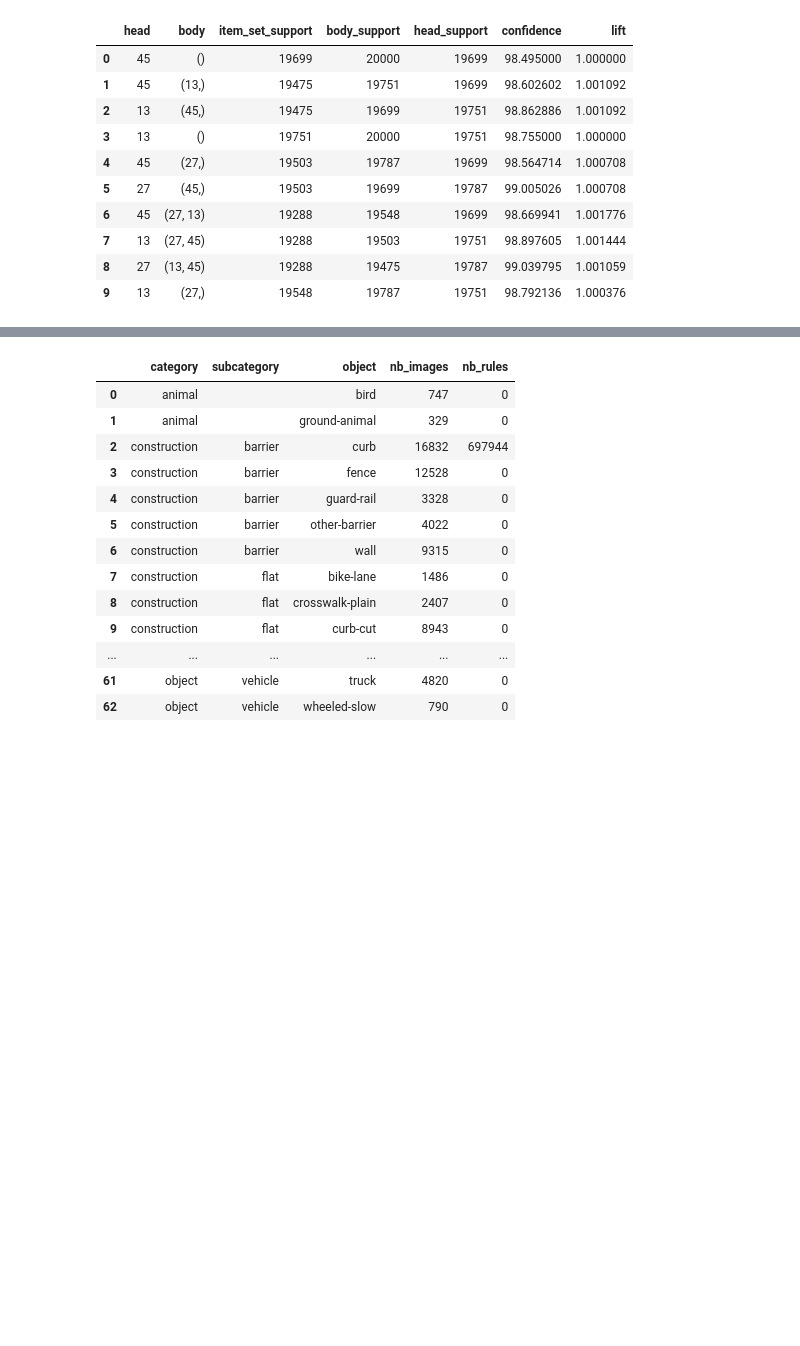
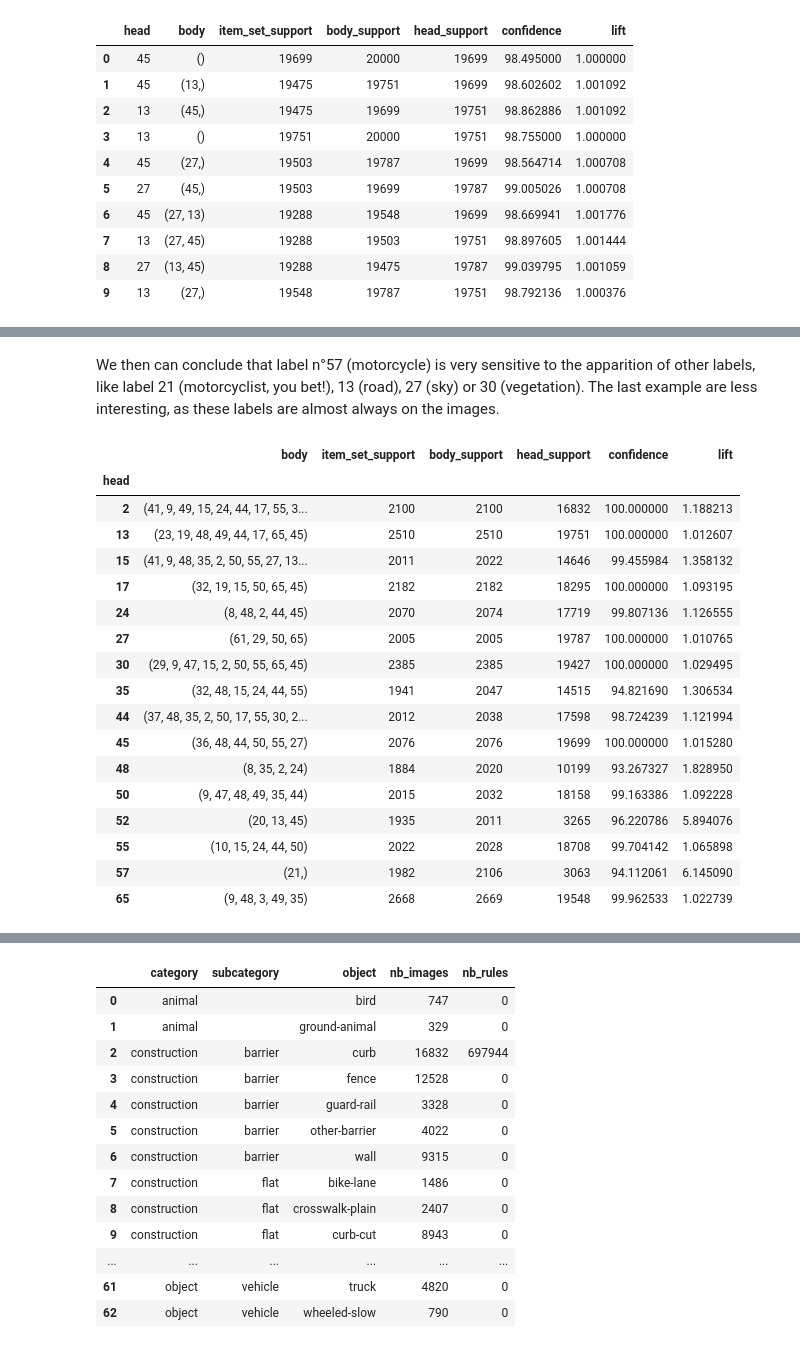
Before and after one commit to Oslandia/deeposlandia, a Jupyter notebook: notebooks/Mapillary_label_analysis.ipynb, the cells around one changed output, grey strips where cells are left out. Cells and saved outputs as stored; diff of their text form; code cells hidden in the pictures; blank space fills up the shorter version.

Commit message:
Add some comment on Mapillary_label_analysis notebook, and develop the frequent item mining analysis

```diff
--- a/notebooks/Mapillary_label_analysis.ipynb
+++ b/notebooks/Mapillary_label_analysis.ipynb
@@ -315,0 +330,3 @@ rules.head(10)
+# %%
+sorted_rules = rules.sort_values('lift', ascending=False)
+sorted_rules.head(10)
@@ -315,0 +345,23 @@ rules.head(10)
+# %% [markdown]
+We then can conclude that label n°57 (motorcycle) is very sensitive to the apparition of other labels, like label 21 (motorcyclist, you bet!), 13 (road), 27 (sky) or 30 (vegetation). The last example are less interesting, as these labels are almost always on the images.
+# %%
+sorted_rules.groupby('head').first()
+# %% [output]
+|  | body | item_set_support | body_support | head_support | confidence | lift |
+| head |  |  |  |  |  |  |
+| 2 | (41, 9, 49, 15, 24, 44, 17, 55, 3... | 2100 | 2100 | 16832 | 100.000000 | 1.188213 |
+| 13 | (23, 19, 48, 49, 44, 17, 65, 45) | 2510 | 2510 | 19751 | 100.000000 | 1.012607 |
+| 15 | (41, 9, 48, 35, 2, 50, 55, 27, 13... | 2011 | 2022 | 14646 | 99.455984 | 1.358132 |
+| 17 | (32, 19, 15, 50, 65, 45) | 2182 | 2182 | 18295 | 100.000000 | 1.093195 |
+| 24 | (8, 48, 2, 44, 45) | 2070 | 2074 | 17719 | 99.807136 | 1.126555 |
+| 27 | (61, 29, 50, 65) | 2005 | 2005 | 19787 | 100.000000 | 1.010765 |
+| 30 | (29, 9, 47, 15, 2, 50, 55, 65, 45) | 2385 | 2385 | 19427 | 100.000000 | 1.029495 |
+| 35 | (32, 48, 15, 24, 44, 55) | 1941 | 2047 | 14515 | 94.821690 | 1.306534 |
+| 44 | (37, 48, 35, 2, 50, 17, 55, 30, 2... | 2012 | 2038 | 17598 | 98.724239 | 1.121994 |
+| 45 | (36, 48, 44, 50, 55, 27) | 2076 | 2076 | 19699 | 100.000000 | 1.015280 |
+| 48 | (8, 35, 2, 24) | 1884 | 2020 | 10199 | 93.267327 | 1.828950 |
+| 50 | (9, 47, 48, 49, 35, 44) | 2015 | 2032 | 18158 | 99.163386 | 1.092228 |
+| 52 | (20, 13, 45) | 1935 | 2011 | 3265 | 96.220786 | 5.894076 |
+| 55 | (10, 15, 24, 44, 50) | 2022 | 2028 | 18708 | 99.704142 | 1.065898 |
+| 57 | (21,) | 1982 | 2106 | 3063 | 94.112061 | 6.145090 |
+| 65 | (9, 48, 3, 49, 35) | 2668 | 2669 | 19548 | 99.962533 | 1.022739 |
```
Also changed, not shown: parts of 11 cells of this notebook.
